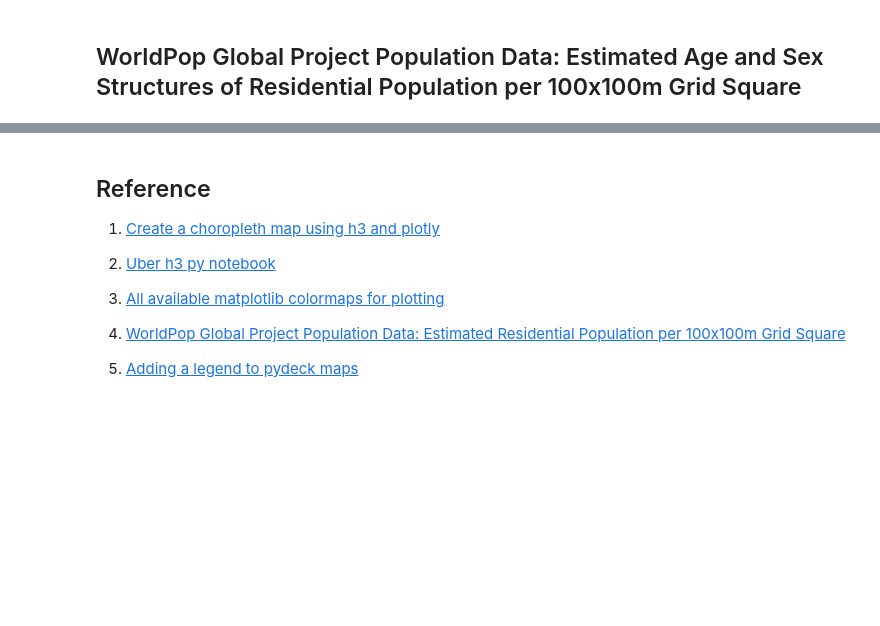
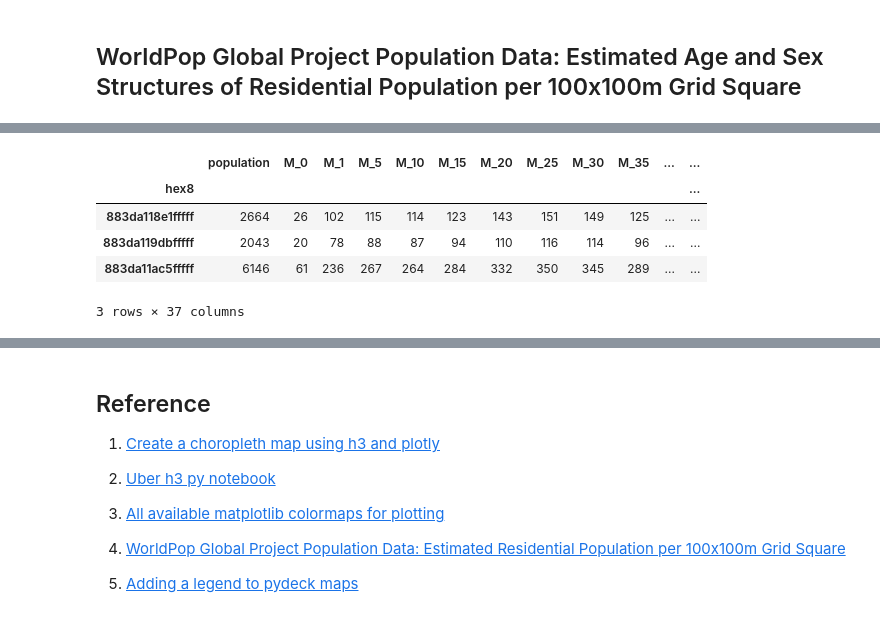
Before and after one commit to kavyajeetbora/CityHealthMonitor, a Jupyter notebook: development/population_estimate.ipynb, the cells around one changed output, grey strips where cells are left out. Cells and saved outputs as stored; diff of their text form; code cells hidden in the pictures; blank space fills up the shorter version.

Commit message:
Add - Aggregate pop_age_sex data to h3 indices

```diff
--- a/development/population_estimate.ipynb
+++ b/development/population_estimate.ipynb
@@ -305,0 +348,3 @@ world_pop_image = ee.ImageCollection("WorldPop/GP/100m/pop_age_sex")\
+# %%
+pas_gdf = convert_to_gdf(final_df, aoi)
+pas_gdf.sample(3)
@@ -305,0 +358,24 @@ world_pop_image = ee.ImageCollection("WorldPop/GP/100m/pop_age_sex")\
+# %%
+pas_hexdata = None
+APERTURE_SIZE=8
+for i, band in tqdm(enumerate(bandNames)):
+    if i == 0:
+        pas_hexdata = aggregate_gdf_by_h3(pas_gdf, APERTURE_SIZE=APERTURE_SIZE, agg='sum', val_col=band).set_index(f'hex{APERTURE_SIZE}')
+    else:
+        pas_hexdata2 = aggregate_gdf_by_h3(pas_gdf, APERTURE_SIZE=APERTURE_SIZE, agg='sum', val_col=band).set_index(f'hex{APERTURE_SIZE}')
+        pas_hexdata = pas_hexdata.join(pas_hexdata2)
+
+## set population equal to zero for no data
+pas_hexdata[pas_hexdata<0]=0
+
+## Set all the variables as int
+pas_hexdata = pas_hexdata.astype(int)
+# %%
+pas_hexdata.sample(3)
+# %% [output]
+|  | population | M_0 | M_1 | M_5 | M_10 | M_15 | M_20 | M_25 | M_30 | M_35 | ... | ... |
+| hex8 |  |  |  |  |  |  |  |  |  |  |  | ... |
+| 883da118e1fffff | 2664 | 26 | 102 | 115 | 114 | 123 | 143 | 151 | 149 | 125 | ... | ... |
+| 883da119dbfffff | 2043 | 20 | 78 | 88 | 87 | 94 | 110 | 116 | 114 | 96 | ... | ... |
+| 883da11ac5fffff | 6146 | 61 | 236 | 267 | 264 | 284 | 332 | 350 | 345 | 289 | ... | ... |
+3 rows × 37 columns
```
Also changed, not shown: parts of 13 cells of this notebook.
